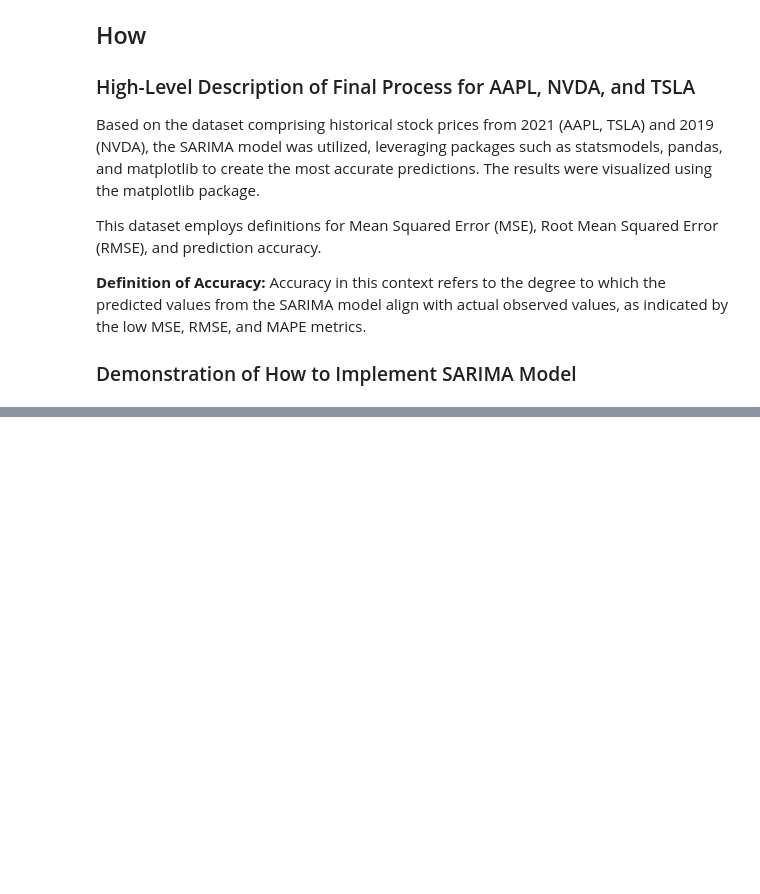
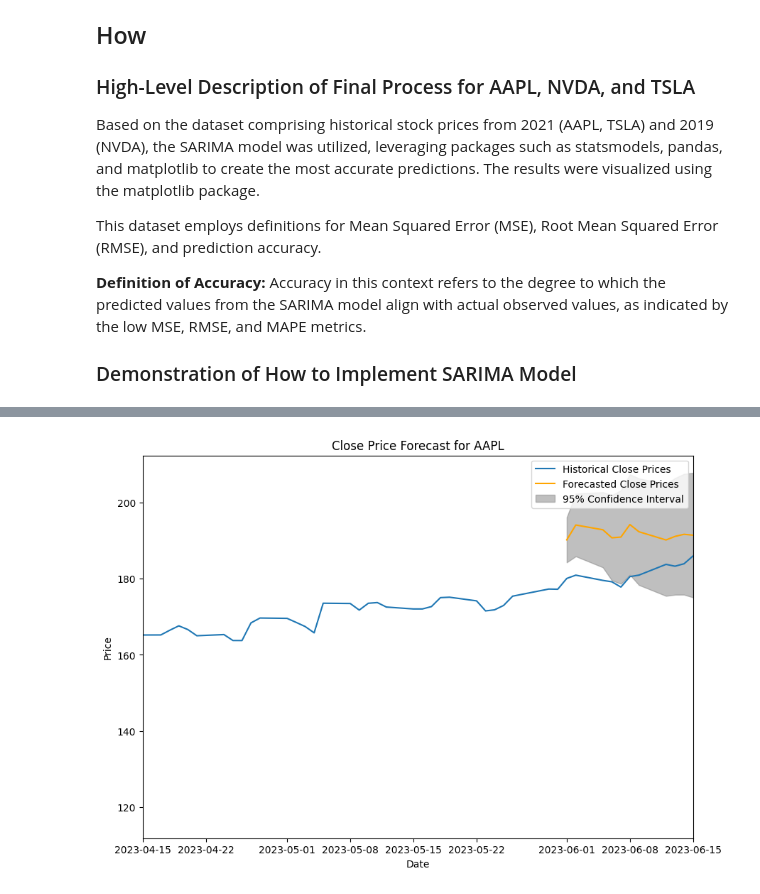
Before and after one commit to readingshapes/stock_forecasting, a Jupyter notebook: report copy 2.ipynb, the cells around one changed output, grey strips where cells are left out. Saved outputs shown, nothing was run; the diff lists cells and outputs as text; code cells hidden in the pictures; blank space fills up the shorter version.

```diff
--- a/report copy 2.ipynb
+++ b/report copy 2.ipynb
@@ -143,0 +101,6 @@ FileNotFoundError: [Errno 2] No such file or directory: 'data.csv'
+# %%
+# Step 2: User input for stock ticker
+stock_select_str1 = input("Enter stock ticker: ")
+
+# Initial load run
+stock_data = yf.download(stock_select_str1, start='2021-01-01', end='2024-05-31', interval='1d')
@@ -143,0 +158,3 @@ FileNotFoundError: [Errno 2] No such file or directory: 'data.csv'
+# %%
+# Fit the SARIMA model
+sarima_model = process_model(stock_data)
@@ -143,0 +163,4 @@ FileNotFoundError: [Errno 2] No such file or directory: 'data.csv'
+# %%
+# Step 6: Run predictions
+n_forecast = 11  # Number of days to forecast (e.g., June 1 to June 11)
+forecast, conf_int = sarima_model.predict(n_periods=n_forecast, return_conf_int=True)
@@ -143,0 +189,20 @@ FileNotFoundError: [Errno 2] No such file or directory: 'data.csv'
+# %%
+# Step 8: Visualize
+# Plot the forecast
+plt.figure(figsize=(10, 7))
+plt.plot(stock_data['Close'], label='Historical Close Prices')
+plt.plot(pd.date_range(start='2023-06-01', periods=n_forecast, freq='B'),
+         forecast, label='Forecasted Close Prices', color='orange')
+plt.fill_between(pd.date_range(start='2023-06-01', periods=n_forecast, freq='B'),
+                 conf_int[:, 0], conf_int[:, 1], color='gray', alpha=0.5, label='95% Confidence Interval')
+
+# Set the x-axis limits to focus on the relevant dates
+plt.xlim(pd.Timestamp('2023-04-15'), pd.Timestamp('2023-06-15'))  # Adjust the start date as needed
+
+plt.title(f'Close Price Forecast for {stock_select_str1}')
+plt.xlabel('Date')
+plt.ylabel('Price')
+plt.legend()
+plt.show()
+# %% [output]
+[figure, added]
```
Also changed, not shown: parts of 8 cells of this notebook.
